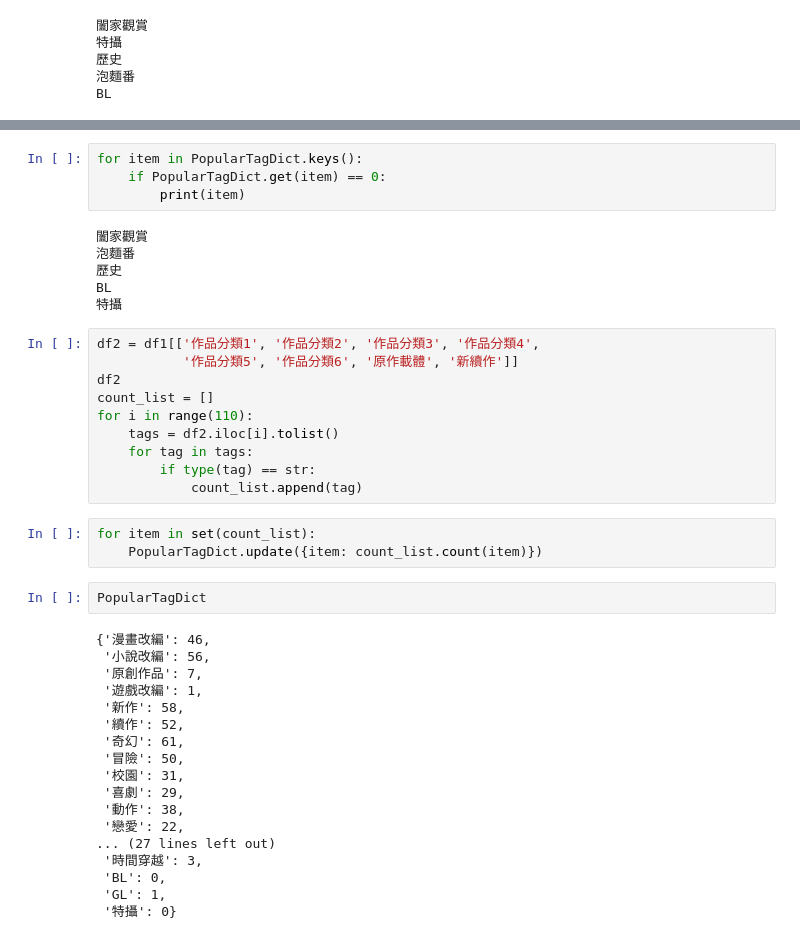
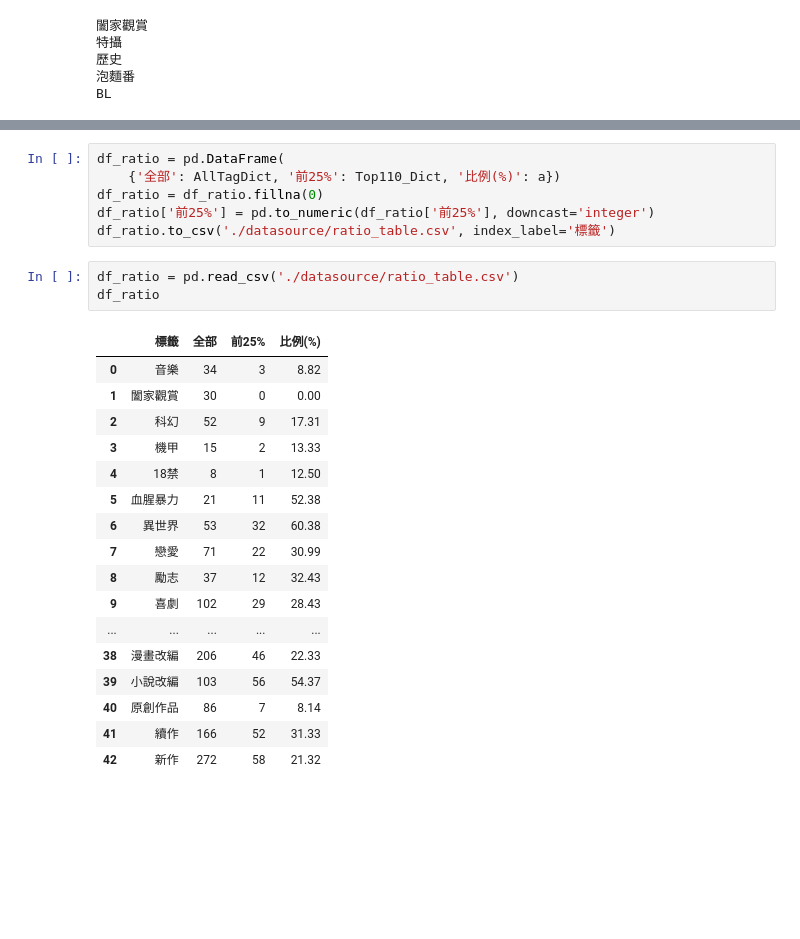
Before and after one commit to hsiaoyt0923/Anime_View_Number_Regression, a Jupyter notebook: graph.ipynb, the cells around one changed output, grey strips where cells are left out. Saved outputs shown, nothing was run; the diff lists cells and outputs as text; blank space fills up the shorter version.

```diff
--- a/graph.ipynb
+++ b/graph.ipynb
@@ -317,43 +267,27 @@ PopularTagDict = {
-# %%
-for item in PopularTagDict.keys():
-    if PopularTagDict.get(item) == 0:
-        print(item)
-# %% [output]
-闔家觀賞
-泡麵番
-歷史
-BL
-特攝
-# %%
-df2 = df1[['作品分類1', '作品分類2', '作品分類3', '作品分類4',
-           '作品分類5', '作品分類6', '原作載體', '新續作']]
-df2
-count_list = []
-for i in range(110):
-    tags = df2.iloc[i].tolist()
-    for tag in tags:
-        if type(tag) == str:
-            count_list.append(tag)
-# %%
-for item in set(count_list):
-    PopularTagDict.update({item: count_list.count(item)})
-# %%
-PopularTagDict
-# %% [output]
-{'漫畫改編': 46,
- '小說改編': 56,
- '原創作品': 7,
- '遊戲改編': 1,
- '新作': 58,
- '續作': 52,
- '奇幻': 61,
- '冒險': 50,
- '校園': 31,
- '喜劇': 29,
- '動作': 38,
- '戀愛': 22,
-... (27 lines left out)
- '時間穿越': 3,
- 'BL': 0,
- 'GL': 1,
- '特攝': 0}
+# %%
+df_ratio = pd.DataFrame(
+    {'全部': AllTagDict, '前25%': Top110_Dict, '比例(%)': a})
+df_ratio = df_ratio.fillna(0)
+df_ratio['前25%'] = pd.to_numeric(df_ratio['前25%'], downcast='integer')
+df_ratio.to_csv('./datasource/ratio_table.csv', index_label='標籤')
+# %%
+df_ratio = pd.read_csv('./datasource/ratio_table.csv')
+df_ratio
+# %% [output]
+|  | 標籤 | 全部 | 前25% | 比例(%) |
+| 0 | 音樂 | 34 | 3 | 8.82 |
+| 1 | 闔家觀賞 | 30 | 0 | 0.00 |
+| 2 | 科幻 | 52 | 9 | 17.31 |
+| 3 | 機甲 | 15 | 2 | 13.33 |
+| 4 | 18禁 | 8 | 1 | 12.50 |
+| 5 | 血腥暴力 | 21 | 11 | 52.38 |
+| 6 | 異世界 | 53 | 32 | 60.38 |
+| 7 | 戀愛 | 71 | 22 | 30.99 |
+| 8 | 勵志 | 37 | 12 | 32.43 |
+| 9 | 喜劇 | 102 | 29 | 28.43 |
+| ... | ... | ... | ... | ... |
+| 38 | 漫畫改編 | 206 | 46 | 22.33 |
+| 39 | 小說改編 | 103 | 56 | 54.37 |
+| 40 | 原創作品 | 86 | 7 | 8.14 |
+| 41 | 續作 | 166 | 52 | 31.33 |
+| 42 | 新作 | 272 | 58 | 21.32 |
```
Also changed, not shown: parts of 6 cells of this notebook, 1 other file.
